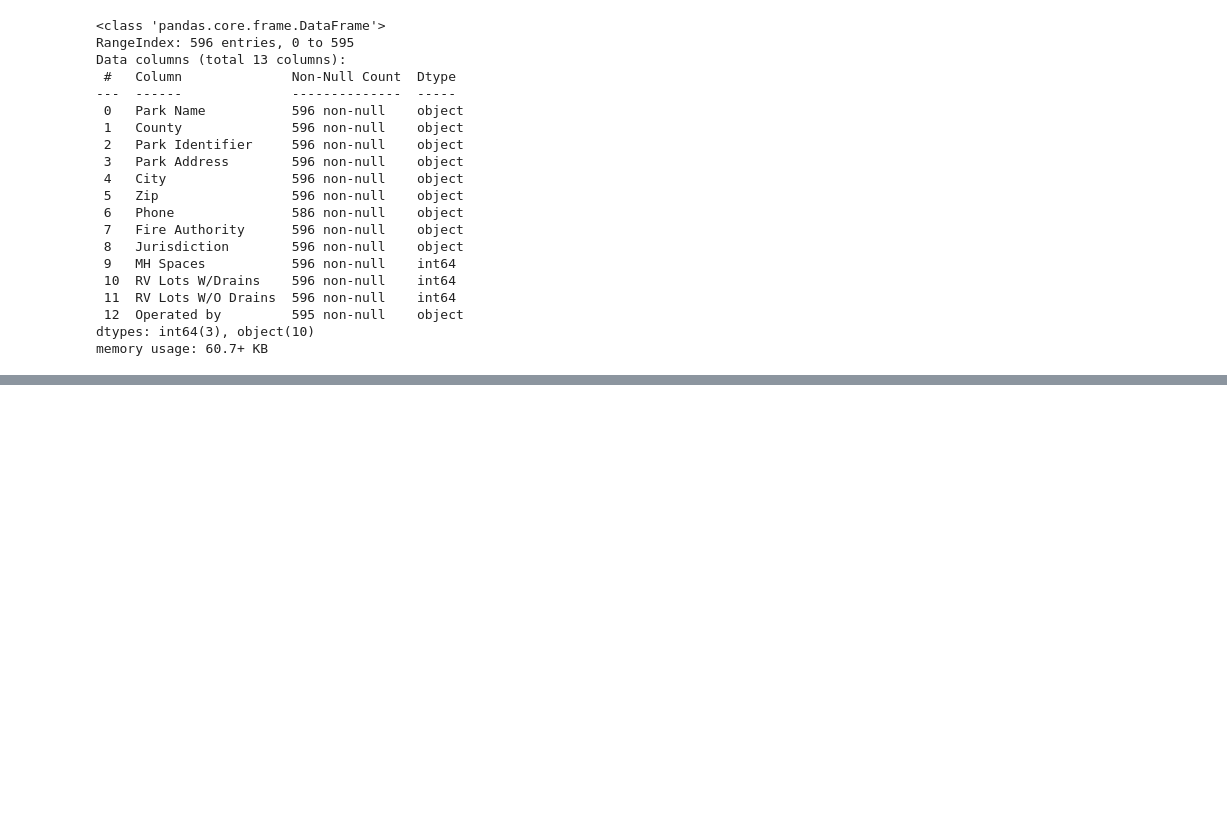
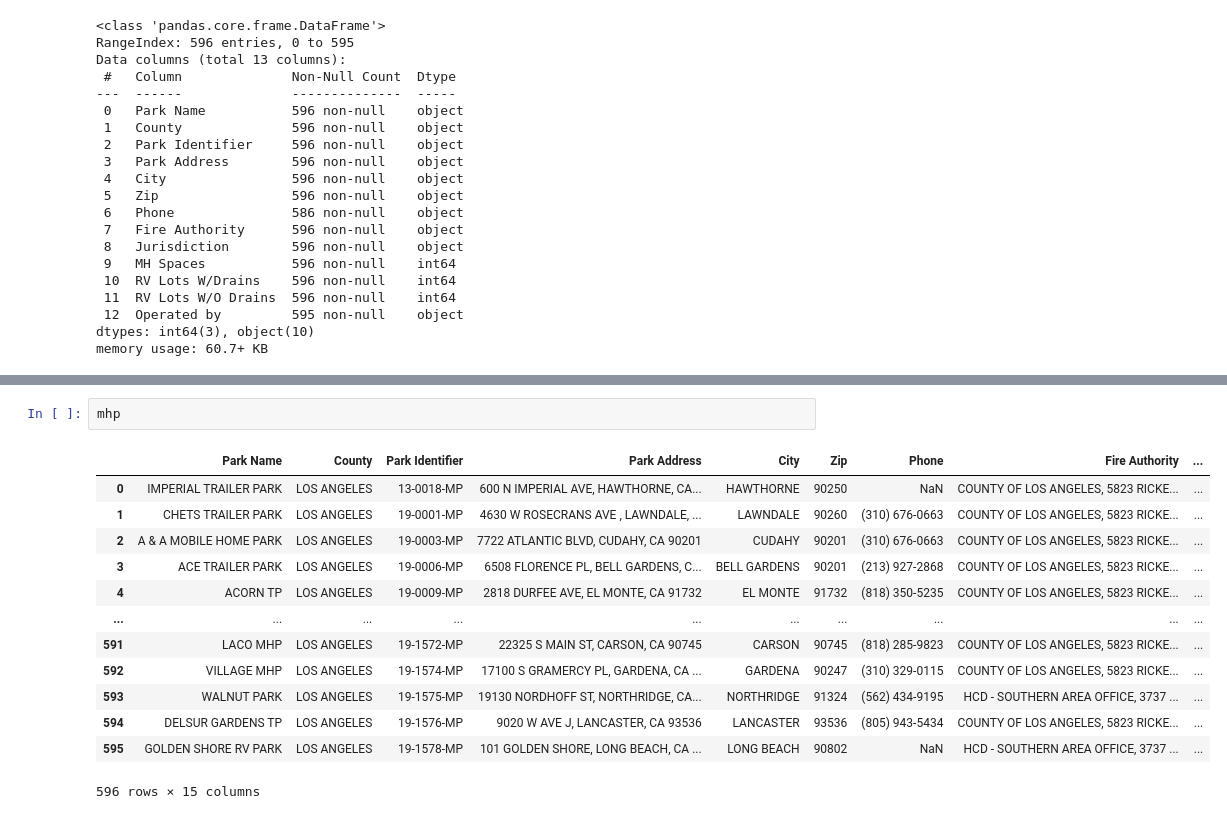
Before and after one commit to aureliamc/up206a-project-mobile_homies, a Jupyter notebook: PTE notebooks/MHP/GeocodingMHP.ipynb, the cells around one changed output, grey strips where cells are left out. Drawn from its saved outputs; the diff is of its cells as text; blank space fills up the shorter version.

```diff
--- a/PTE notebooks/MHP/GeocodingMHP.ipynb
+++ b/PTE notebooks/MHP/GeocodingMHP.ipynb
@@ -52,0 +112,16 @@ memory usage: 60.7+ KB
+# %%
+mhp
+# %% [output]
+|  | Park Name | County | Park Identifier | Park Address | City | Zip | Phone | Fire Authority | ... |
+| 0 | IMPERIAL TRAILER PARK | LOS ANGELES | 13-0018-MP | 600 N IMPERIAL AVE, HAWTHORNE, CA... | HAWTHORNE | 90250 | NaN | COUNTY OF LOS ANGELES, 5823 RICKE... | ... |
+| 1 | CHETS TRAILER PARK | LOS ANGELES | 19-0001-MP | 4630 W ROSECRANS AVE , LAWNDALE, ... | LAWNDALE | 90260 | (310) 676-0663 | COUNTY OF LOS ANGELES, 5823 RICKE... | ... |
+| 2 | A & A MOBILE HOME PARK | LOS ANGELES | 19-0003-MP | 7722 ATLANTIC BLVD, CUDAHY, CA 90201 | CUDAHY | 90201 | (310) 676-0663 | COUNTY OF LOS ANGELES, 5823 RICKE... | ... |
+| 3 | ACE TRAILER PARK | LOS ANGELES | 19-0006-MP | 6508 FLORENCE PL, BELL GARDENS, C... | BELL GARDENS | 90201 | (213) 927-2868 | COUNTY OF LOS ANGELES, 5823 RICKE... | ... |
+| 4 | ACORN TP | LOS ANGELES | 19-0009-MP | 2818 DURFEE AVE, EL MONTE, CA 91732 | EL MONTE | 91732 | (818) 350-5235 | COUNTY OF LOS ANGELES, 5823 RICKE... | ... |
+| ... | ... | ... | ... | ... | ... | ... | ... | ... | ... |
+| 591 | LACO MHP | LOS ANGELES | 19-1572-MP | 22325 S MAIN ST, CARSON, CA 90745 | CARSON | 90745 | (818) 285-9823 | COUNTY OF LOS ANGELES, 5823 RICKE... | ... |
+| 592 | VILLAGE MHP | LOS ANGELES | 19-1574-MP | 17100 S GRAMERCY PL, GARDENA, CA ... | GARDENA | 90247 | (310) 329-0115 | COUNTY OF LOS ANGELES, 5823 RICKE... | ... |
+| 593 | WALNUT PARK | LOS ANGELES | 19-1575-MP | 19130 NORDHOFF ST, NORTHRIDGE, CA... | NORTHRIDGE | 91324 | (562) 434-9195 | HCD - SOUTHERN AREA OFFICE, 3737 ... | ... |
+| 594 | DELSUR GARDENS TP | LOS ANGELES | 19-1576-MP | 9020 W AVE J, LANCASTER, CA 93536 | LANCASTER | 93536 | (805) 943-5434 | COUNTY OF LOS ANGELES, 5823 RICKE... | ... |
+| 595 | GOLDEN SHORE RV PARK | LOS ANGELES | 19-1578-MP | 101 GOLDEN SHORE, LONG BEACH, CA ... | LONG BEACH | 90802 | NaN | HCD - SOUTHERN AREA OFFICE, 3737 ... | ... |
+596 rows × 15 columns
```
Also changed, not shown: parts of 17 cells of this notebook.
